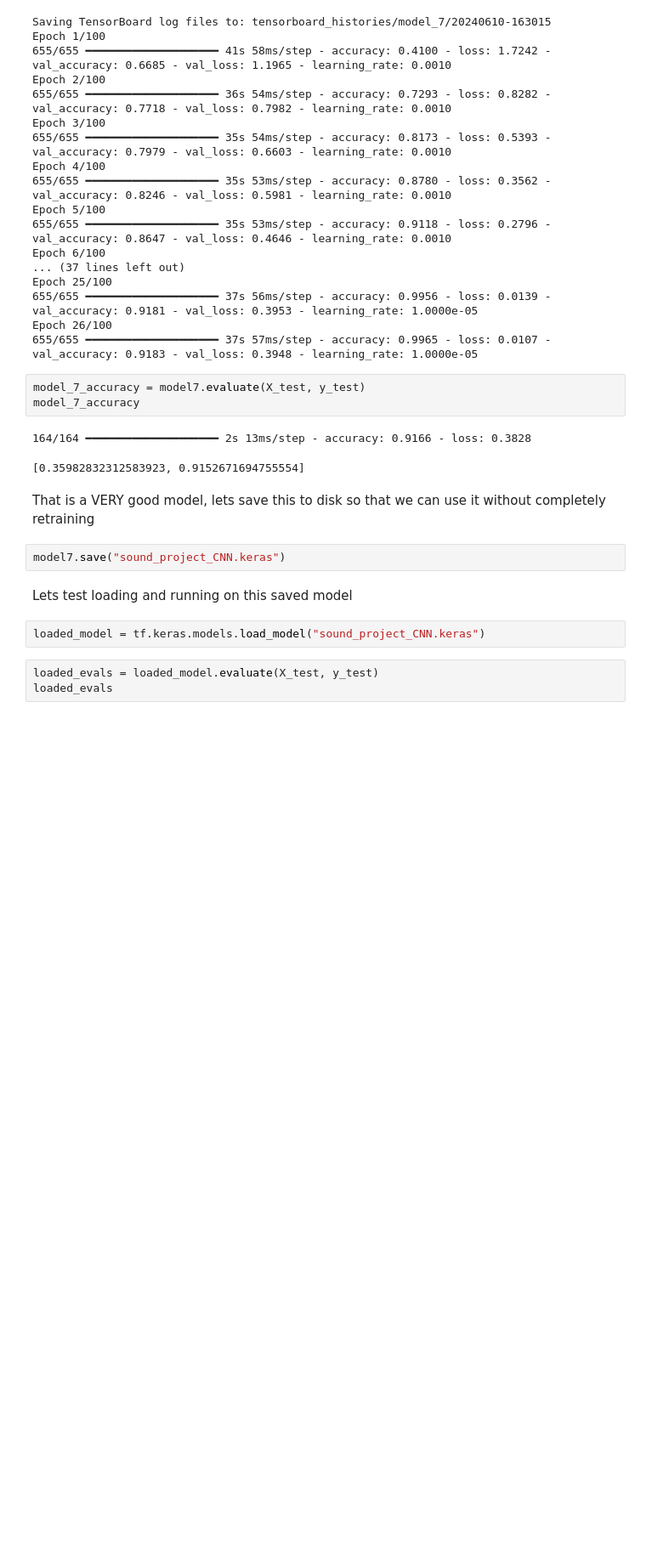
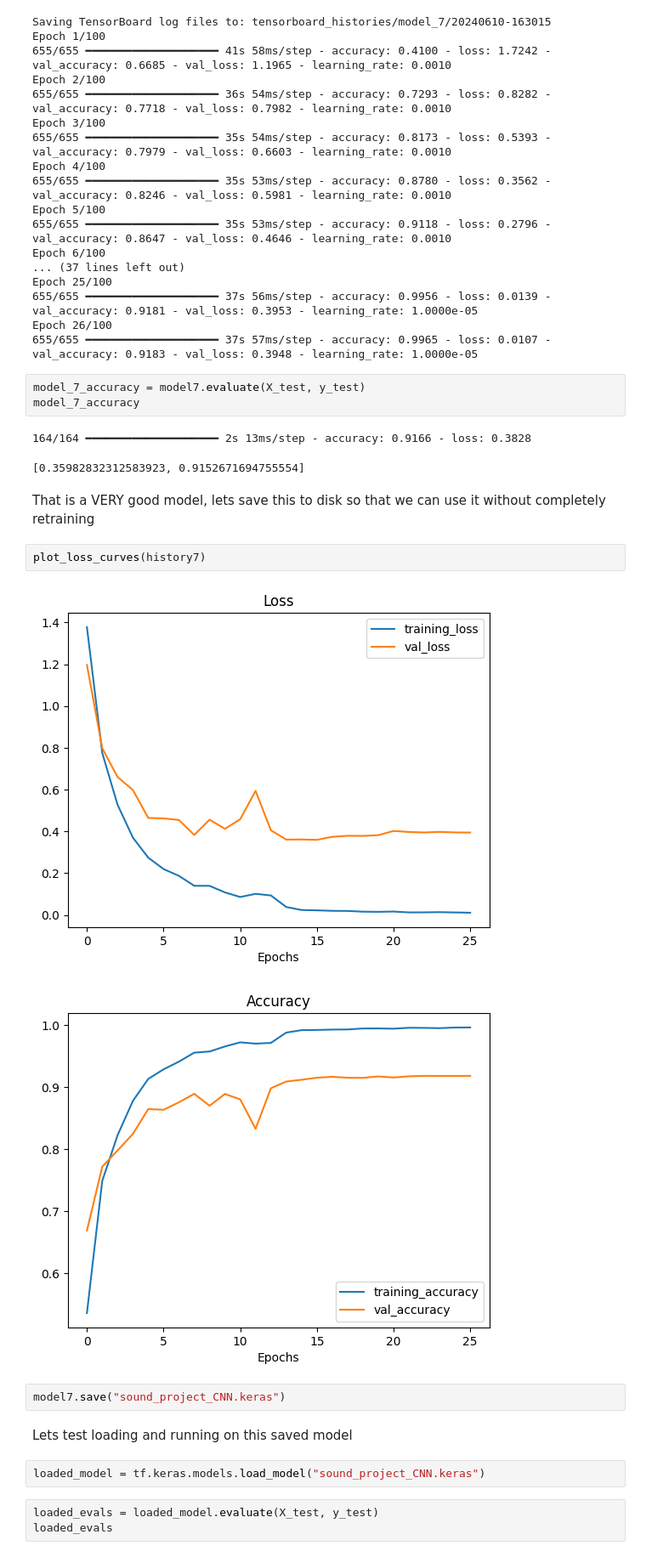
Before and after one commit to nogalcy/audio-analyzer-CNN, a Jupyter notebook: sound-model.ipynb, the cells around one changed output. Shown: that part at 85% size. Saved outputs shown, nothing was run; the diff lists cells and outputs as text; blank space fills up the shorter version.

```diff
--- a/sound-model.ipynb
+++ b/sound-model.ipynb
@@ -763,6 +763,11 @@ model_7_accuracy
 [0.35982832312583923, 0.9152671694755554]
 # %% [markdown]
 That is a VERY good model, lets save this to disk so that we can use it without completely retraining
+# %%
+plot_loss_curves(history7)
+# %% [output]
+[figure, added]
+[figure, added]
 # %%
 model7.save("sound_project_CNN.keras")
 # %% [markdown]
```
Also changed, not shown: parts of 4 cells of this notebook, 3 other files.
